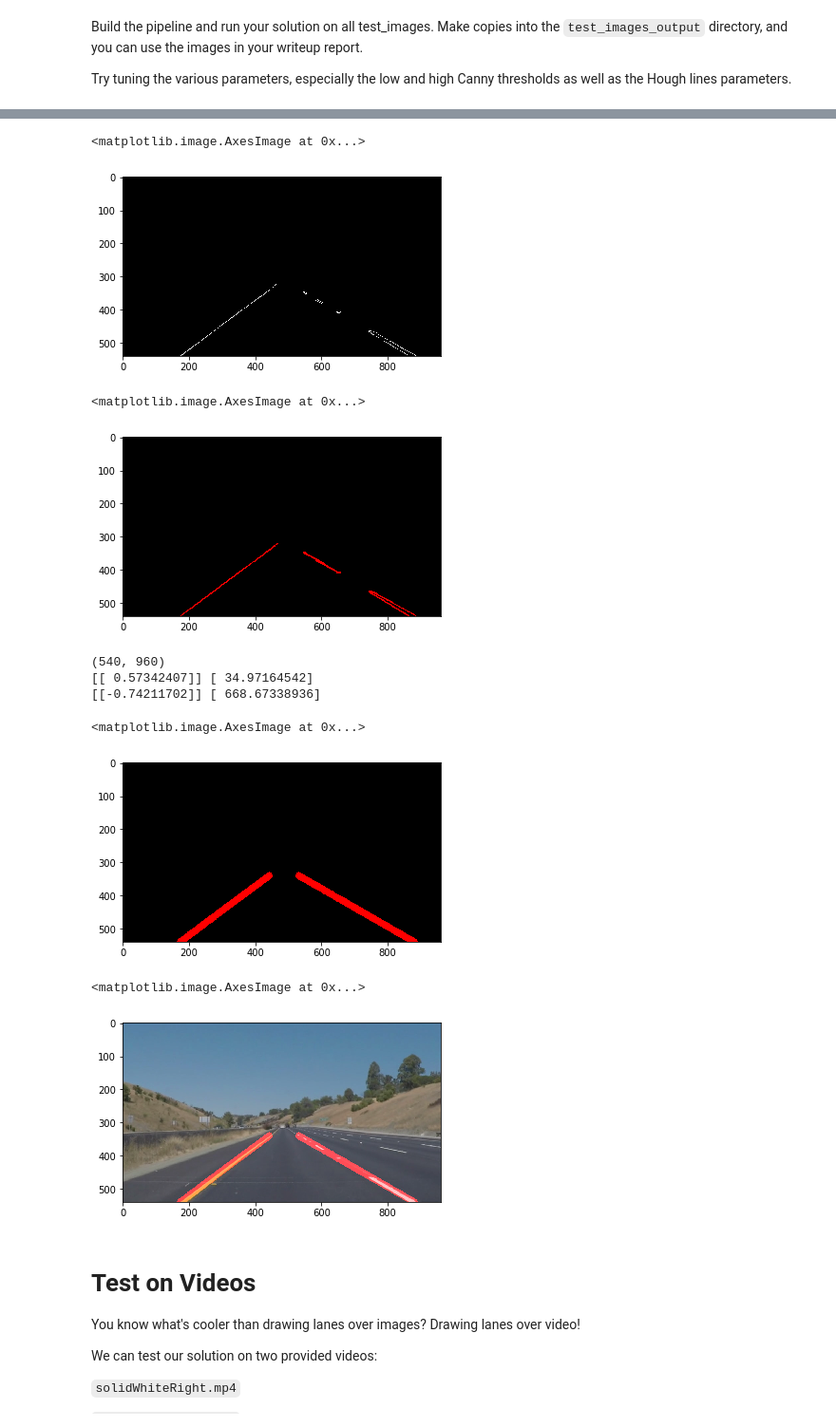
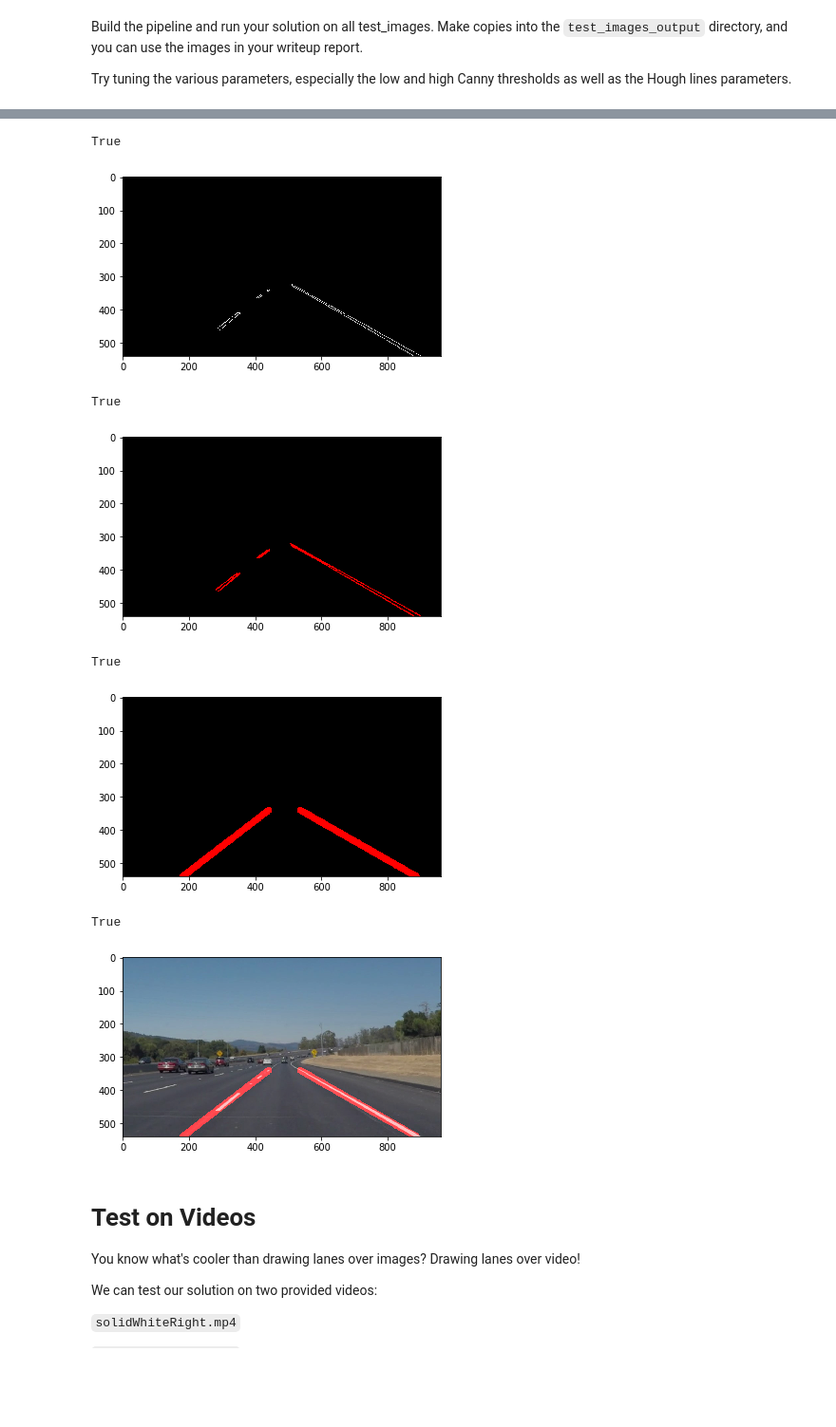
Before and after one commit to SaileshBechar/CarND-LaneLines-P1, a Jupyter notebook: P1.ipynb, the cells around one changed output, grey strips where cells are left out. Shown at 95% size. Drawn from its saved outputs; the diff is of its cells as text; code cells hidden in the pictures; blank space fills up the shorter version.

```diff
--- a/P1.ipynb
+++ b/P1.ipynb
@@ -218,7 +220,7 @@ os.listdir("test_images/")
 #  'solidYellowCurve2.jpg',
 #  'solidYellowLeft.jpg',
 #  'whiteCarLaneSwitch.jpg']
-image = mpimg.imread('test_images/whiteCarLaneSwitch.jpg')
+image = mpimg.imread('test_images/solidWhiteCurve.jpg')
 # %% [markdown]
 ## Build a Lane Finding Pipeline
 # %% [markdown]
@@ -228,9 +230,14 @@ Try tuning the various parameters, especially the low and high Canny thresholds
 # %%
 # TODO: Build your pipeline that will draw lane lines on the test_images
 # then save them to the test_images_output directory.
+out_dir = "test_images_output/"
+
 grey_img = grayscale(image)
+cv2.imwrite(out_dir + "grey.jpg", grey_img)
 gauss_img = gaussian_blur(grey_img, 5)
 print(gauss_img.shape)
+
 plt.imshow(gauss_img, cmap='gray')
+cv2.imwrite(out_dir + "gauss.jpg", gauss_img)
 # %% [output]
 (540, 960)
@@ -247,22 +255,20 @@
 roi_canny = region_of_interest(canny_img, vertices)
 plt.imshow(roi_canny, cmap='gray')
+cv2.imwrite(out_dir + "roi.jpg", roi_canny)
 # %% [output]
-<matplotlib.image.AxesImage at 0x...>
+True
-[figure, old version]
+[figure, new version]
 # %%
 # hough_lines(img, rho, theta, threshold, min_line_len, max_line_gap):
 hough_img, lines = hough_lines(roi_canny, 1, np.pi / 180, 5, 5, 45)
 pos_arr, neg_arr = group_lines(lines)
 
 plt.imshow(hough_img, cmap='gray')
+cv2.imwrite(out_dir + "hough.jpg", hough_img)
 # %% [output]
-<matplotlib.image.AxesImage at 0x...>
+True
-[figure, old version]
+[figure, new version]
 # %%
-from sklearn.linear_model import RANSACRegressor
-from sklearn.datasets import make_regression
-
-print(roi_canny.shape)
 line_img = np.zeros((roi_canny.shape[0], roi_canny.shape[1], 3), dtype=np.uint8)
 
 ransac_line(line_img, pos_arr[:,0].reshape(-1, 1), pos_arr[:,1].reshape(-1, 1))
@@ -273,18 +279,17 @@ ransac_line(line_img, neg_arr[:,0].reshape(-1, 1), neg_arr[:,1].reshape(-1, 1))
 #     cv2.line(line_img, (point[0], point[1]), (point[0], point[1]), [200,0,0], 10)
 
 plt.imshow(line_img, cmap='gray')
+cv2.imwrite(out_dir + "ransac.jpg", line_img)
 # %% [output]
-(540, 960)
-[[ 0.57342407]] [ 34.97164542]
-[[-0.74211702]] [ 668.67338936]
+True
-<matplotlib.image.AxesImage at 0x...>
 [figure]
 # %%
 w_img = weighted_img(line_img, image)
 plt.imshow(w_img, cmap='gray')
+cv2.imwrite(out_dir + "finished.jpg", w_img)
 # %% [output]
-<matplotlib.image.AxesImage at 0x...>
+True
-[figure, old version]
+[figure, new version]
 # %% [markdown]
 # Test on Videos
 
```
Also changed, not shown: parts of 10 cells of this notebook, 2 other files.
